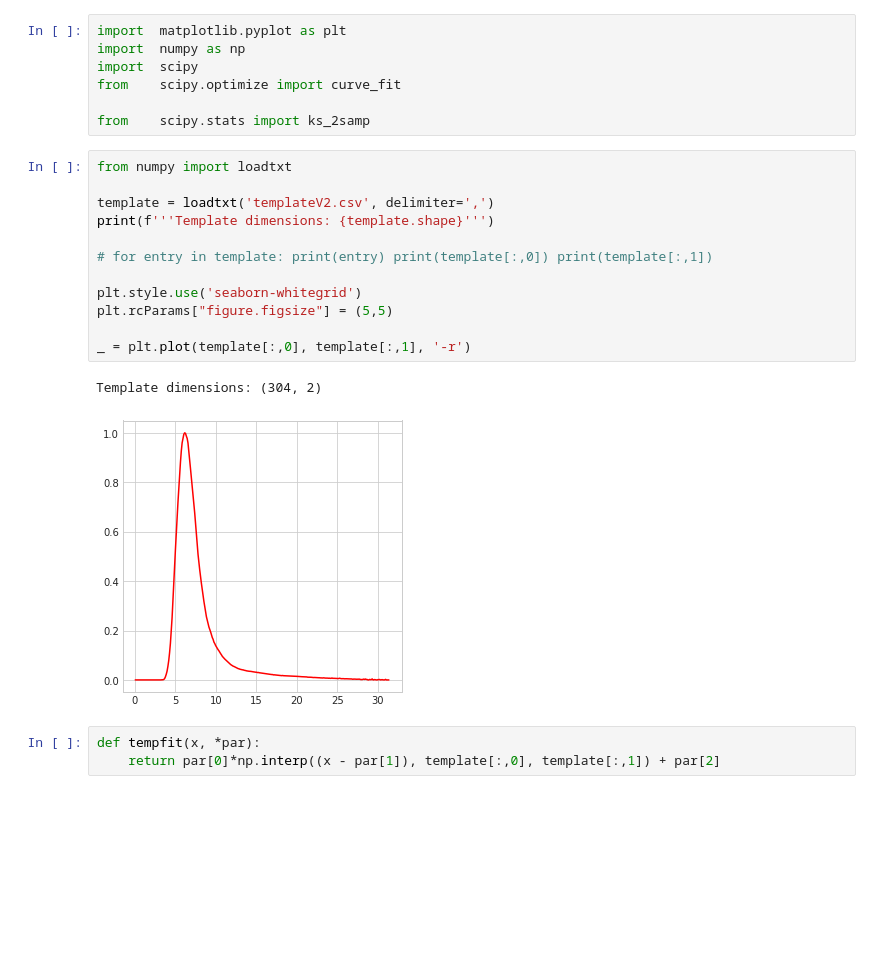
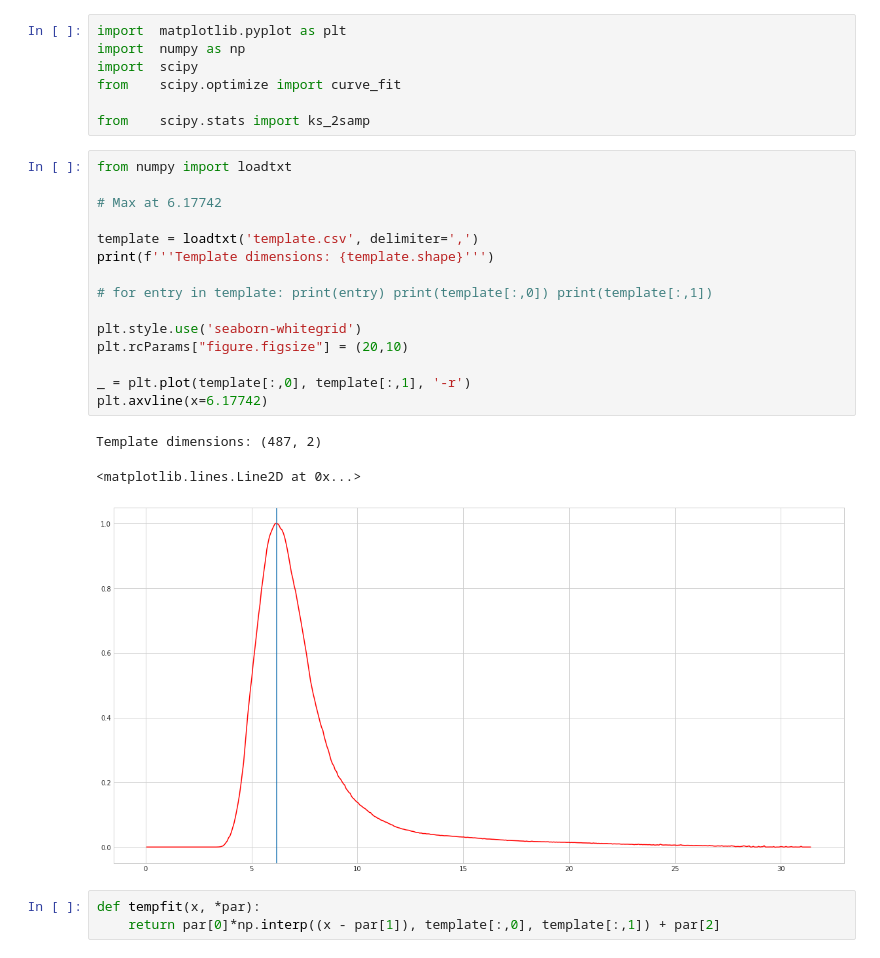
Before and after one commit to regmi-sijan/ml4cal, a Jupyter notebook: testbeam/template.ipynb, the cells around one changed output. Cells and saved outputs as stored; diff of their text form; blank space fills up the shorter version.

```diff
--- a/testbeam/template.ipynb
+++ b/testbeam/template.ipynb
@@ -26,18 +26,22 @@ from    scipy.stats import ks_2samp
 # %%
 from numpy import loadtxt
 
-template = loadtxt('templateV2.csv', delimiter=',')
+# Max at 6.17742
+
+template = loadtxt('template.csv', delimiter=',')
 print(f'''Template dimensions: {template.shape}''')
 
 # for entry in template: print(entry) print(template[:,0]) print(template[:,1])
 
 plt.style.use('seaborn-whitegrid')
-plt.rcParams["figure.figsize"] = (5,5)
+plt.rcParams["figure.figsize"] = (20,10)
 
 _ = plt.plot(template[:,0], template[:,1], '-r')
+plt.axvline(x=6.17742)
 # %% [output]
-Template dimensions: (304, 2)
+Template dimensions: (487, 2)
+<matplotlib.lines.Line2D at 0x...>
-[figure, old version]
+[figure, new version]
 # %%
 def tempfit(x, *par):
     return par[0]*np.interp((x - par[1]), template[:,0], template[:,1]) + par[2]
```
Also changed, not shown: parts of 1 cell of this notebook, 3 other files.
